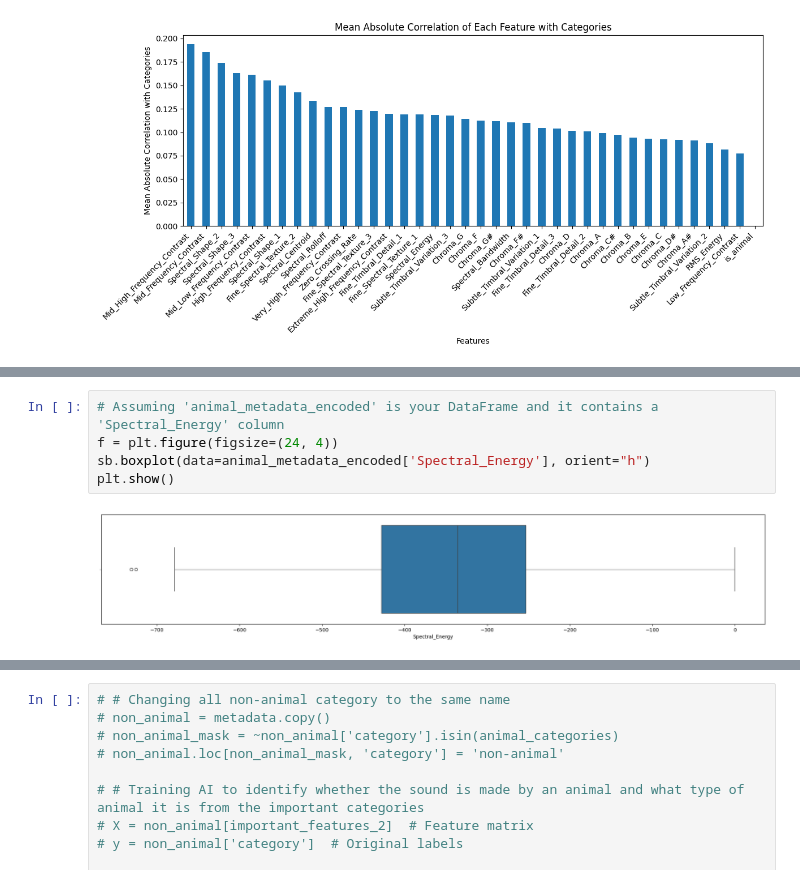
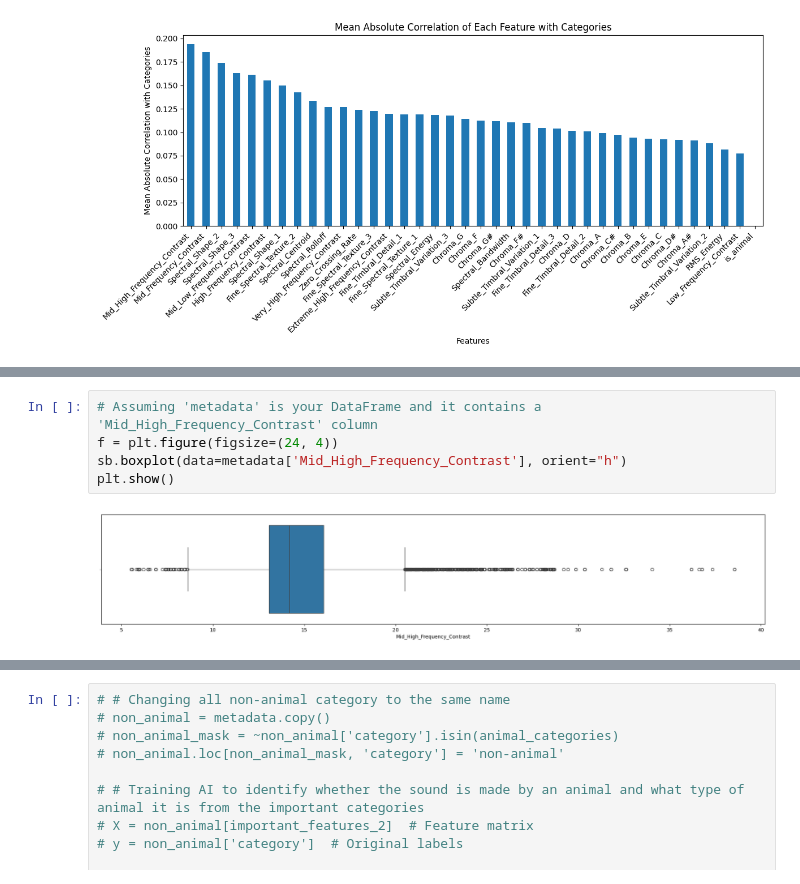
Before and after one commit to RussellArvin/animalsoundprediction, a Jupyter notebook: main.ipynb, the cells around one changed output, grey strips where cells are left out. Saved outputs shown, nothing was run; the diff lists cells and outputs as text.

```diff
--- a/main.ipynb
+++ b/main.ipynb
@@ -718,7 +725,7 @@ plt.show()
 # %%
-# Assuming 'animal_metadata_encoded' is your DataFrame and it contains a 'Spectral_Energy' column
+# Assuming 'metadata' is your DataFrame and it contains a 'Mid_High_Frequency_Contrast' column
 f = plt.figure(figsize=(24, 4))
-sb.boxplot(data=animal_metadata_encoded['Spectral_Energy'], orient="h")
+sb.boxplot(data=metadata['Mid_High_Frequency_Contrast'], orient="h")
 plt.show()
 # %% [output]
-[figure, old version]
+[figure, new version]
```
Also changed, not shown: parts of 26 cells of this notebook.
